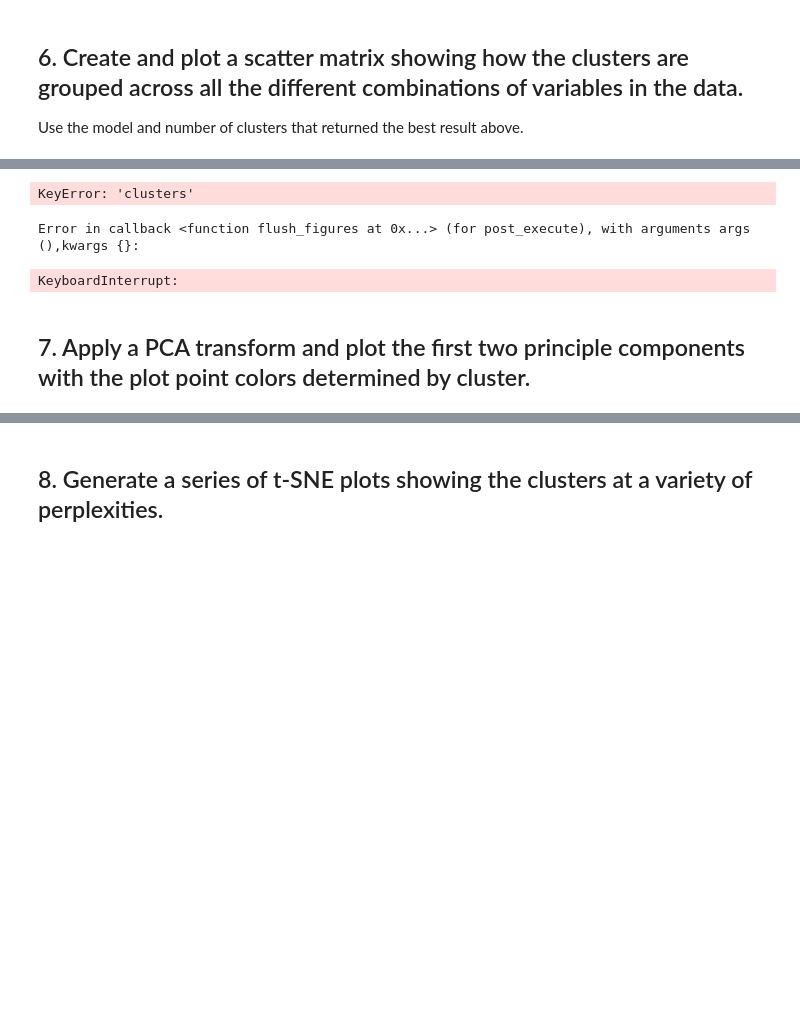
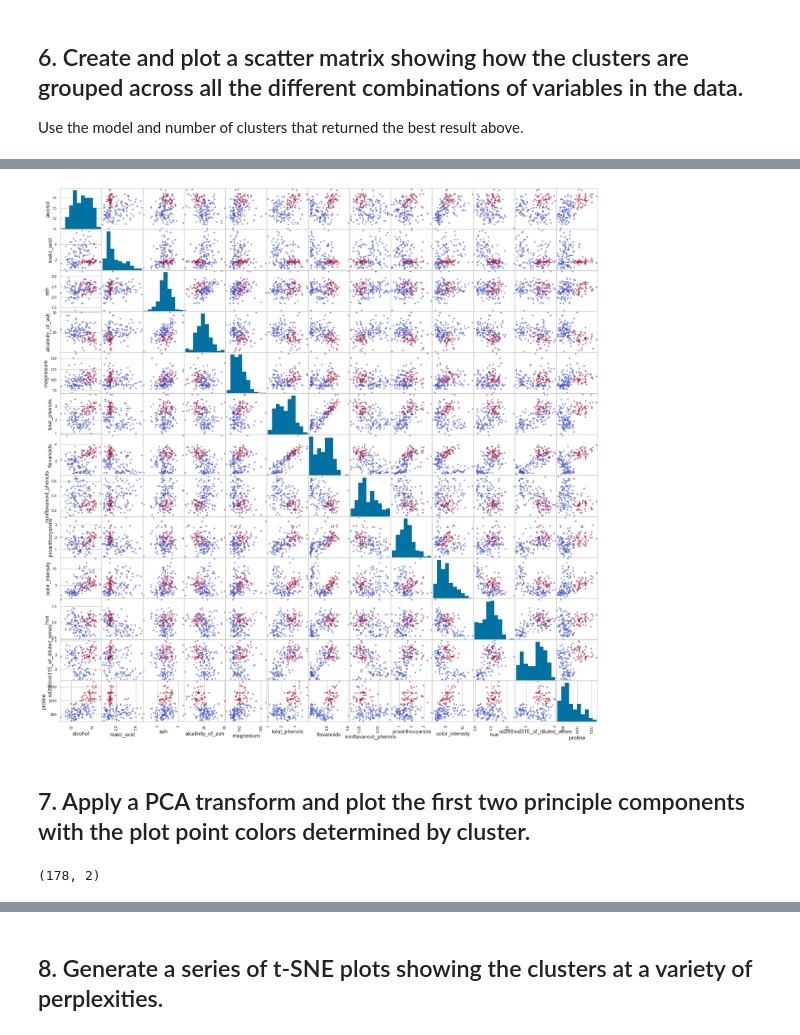
Before and after one commit to Ironhack-Data-Madrid-Octubre-2023/7.4-lab_unsupervised_learning_evaluation, a Jupyter notebook: your-code/main.ipynb, the cells around one changed output, grey strips where cells are left out. Saved outputs shown, nothing was run; the diff lists cells and outputs as text; code cells hidden in the pictures; blank space fills up the shorter version.

```diff
--- a/your-code/main.ipynb
+++ b/your-code/main.ipynb
@@ -142,9 +136,10 @@ Index(['alcohol', 'malic_acid', 'ash', 'alcalinity_of_ash', 'magnesium',
-# %%
-sns.pairplot(X, hue='clusters')
-plt.show()
-# %% [output]
-KeyError: 'clusters'
-Error in callback <function flush_figures at 0x...> (for post_execute), with arguments args (),kwargs {}:
-KeyboardInterrupt:
+# %%
+kmeans=KMeans(n_clusters=2)
+
+pred = kmeans.fit(X).labels_
+
+pd.plotting.scatter_matrix(X, c=pred, cmap='coolwarm',figsize=(20,20));
+# %% [output]
+[figure, added]
 # %% [markdown]
 ## 7. Apply a PCA transform and plot the first two principle components with the plot point colors determined by cluster.
@@ -150,0 +152,4 @@ KeyboardInterrupt:
+# %%
+pca_x.shape
+# %% [output]
+(178, 2)
```
Also changed, not shown: parts of 13 cells of this notebook.
